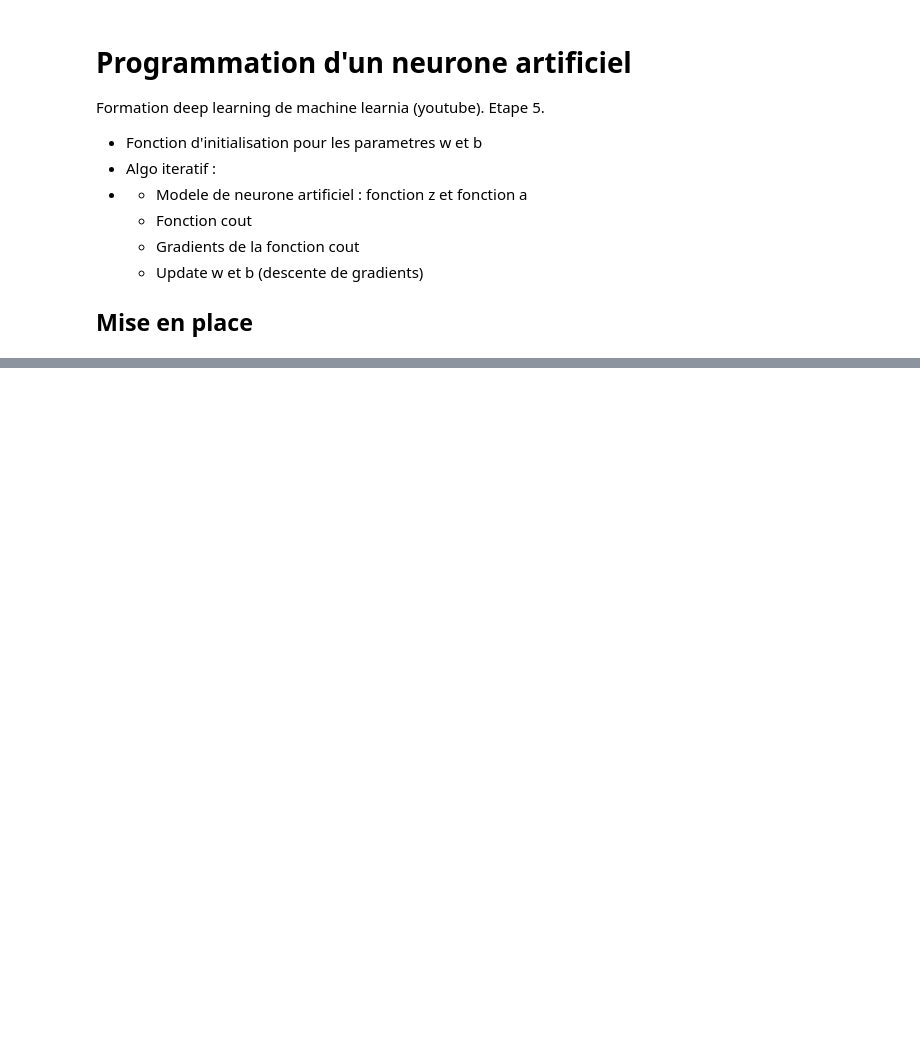
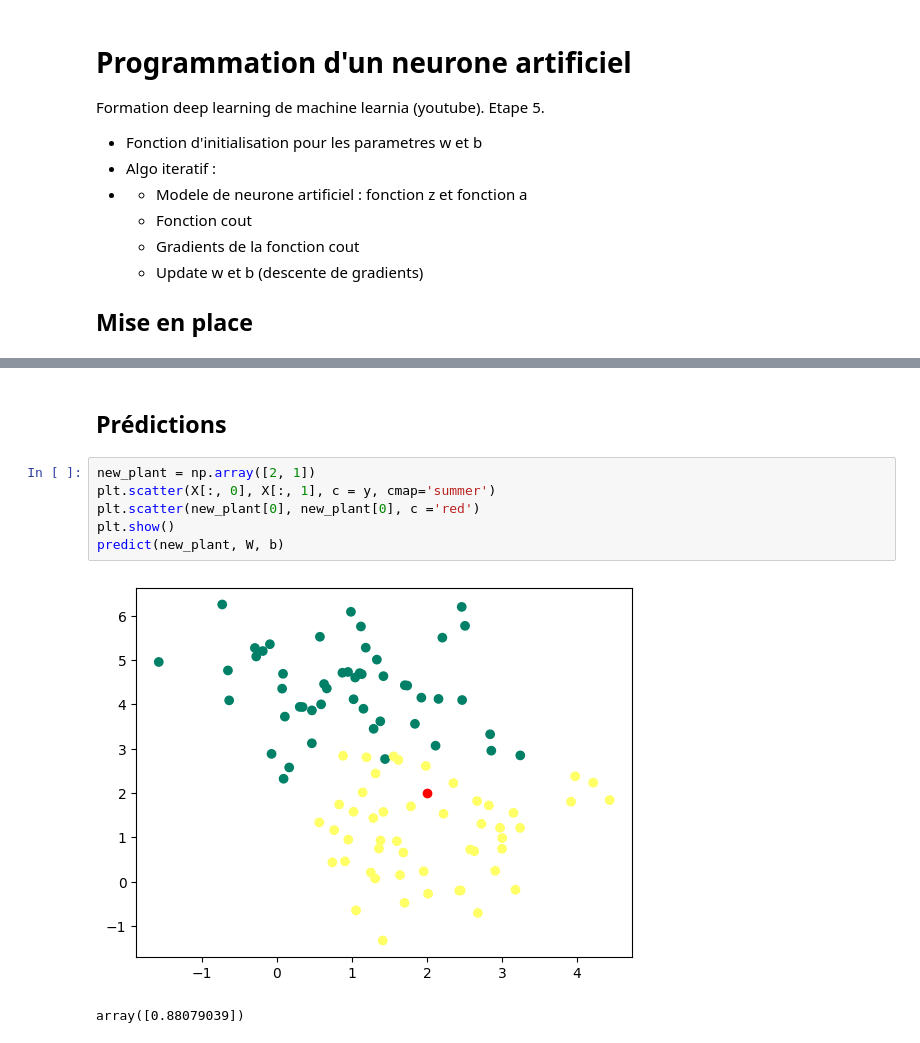
Before and after one commit to csdevignes/MachineLearniaCourse, a Jupyter notebook: Etape5_Perceptron.ipynb, the cells around one changed output, grey strips where cells are left out. Saved outputs shown, nothing was run; the diff lists cells and outputs as text; blank space fills up the shorter version.

```diff
--- a/Etape5_Perceptron.ipynb
+++ b/Etape5_Perceptron.ipynb
@@ -82,0 +156,11 @@ print(b)
+# %% [markdown]
+## Prédictions
+# %%
+new_plant = np.array([2, 1])
+plt.scatter(X[:, 0], X[:, 1], c = y, cmap='summer')
+plt.scatter(new_plant[0], new_plant[0], c ='red')
+plt.show()
+predict(new_plant, W, b)
+# %% [output]
+[figure, added]
+array([0.88079039])
```
Also changed, not shown: parts of 37 cells of this notebook, 4 other files.
